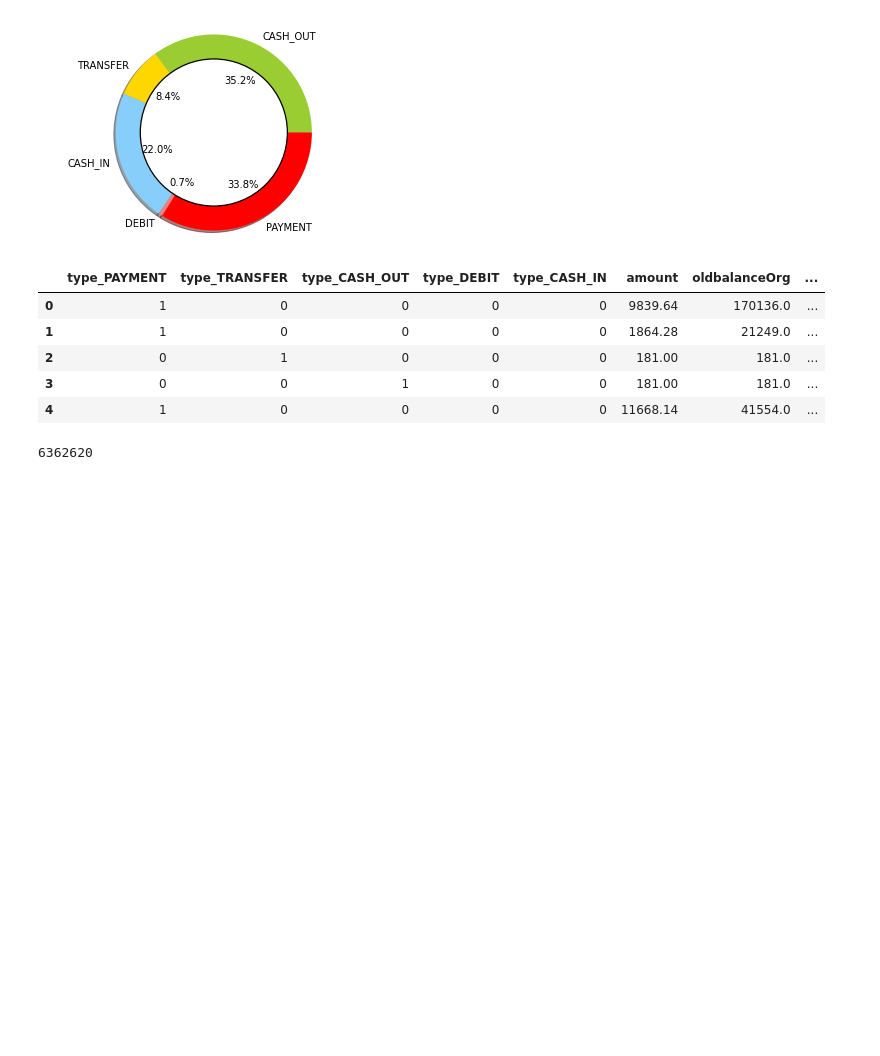
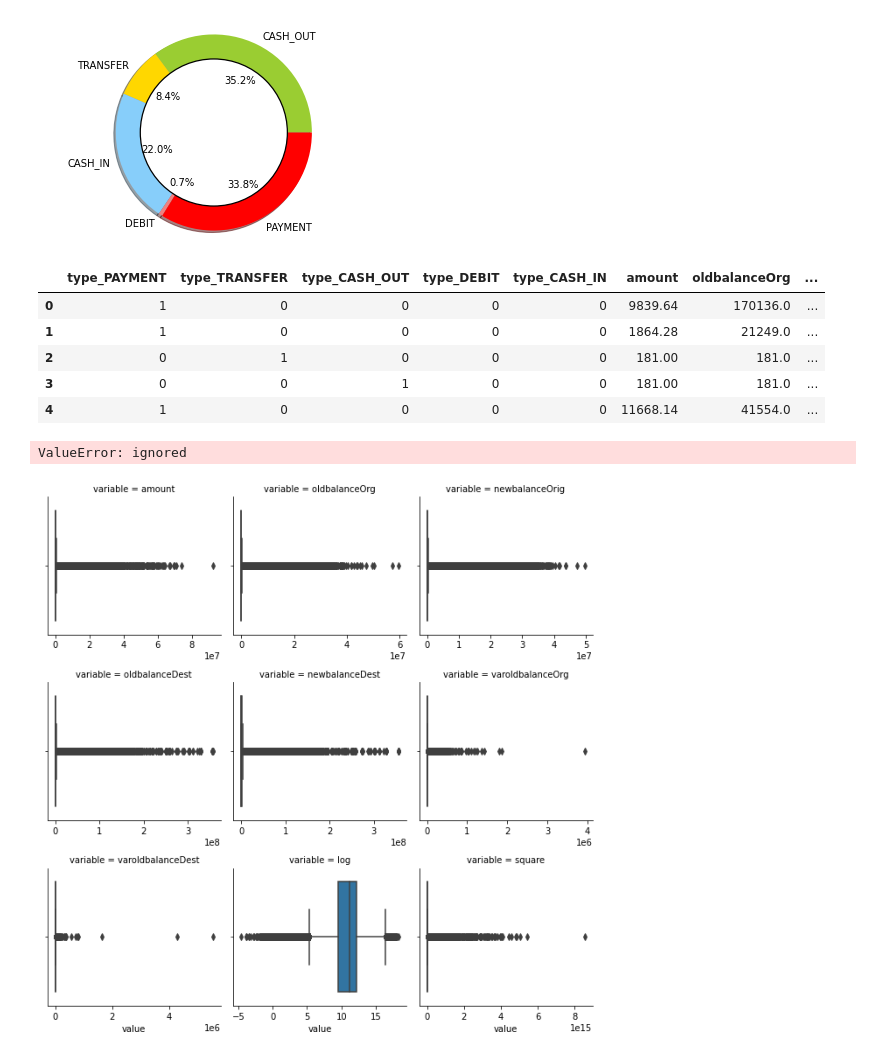
Before and after one commit to nilberthsouza/Synthetic-Financial-Datasets-For-Fraud-Detection, a Jupyter notebook: edaTheseAndModel.ipynb, the cells around one changed output. Cells and saved outputs as stored; diff of their text form; code cells hidden in the pictures; blank space fills up the shorter version.

Commit message:
box plot

```diff
--- a/edaTheseAndModel.ipynb
+++ b/edaTheseAndModel.ipynb
@@ -146,7 +121,19 @@ df.head()
 | 2 | 0 | 1 | 0 | 0 | 0 | 181.00 | 181.0 | ... |
 | 3 | 0 | 0 | 1 | 0 | 0 | 181.00 | 181.0 | ... |
 | 4 | 1 | 0 | 0 | 0 | 0 | 11668.14 | 41554.0 | ... |
-# %%
-df.shape[0]
-# %% [output]
-6362620
+# %%
+from scipy import stats
+
+#stats.normaltest(df.amount)
+
+stats.fligner(df.amount)
+# %% [output]
+ValueError: ignored
+# %%
+numerical = df.drop(['type_PAYMENT','type_TRANSFER','type_CASH_OUT','type_DEBIT','type_CASH_IN','isFraud','isFlaggedFraud'],axis=1).columns
+
+f = pd.melt(df, value_vars=numerical)
+g = sns.FacetGrid(f, col="variable",  col_wrap=3, sharex=False, sharey=False)
+g = g.map(sns.boxplot, "value")
+# %% [output]
+[figure, added]
```
Also changed, not shown: parts of 7 cells of this notebook.
